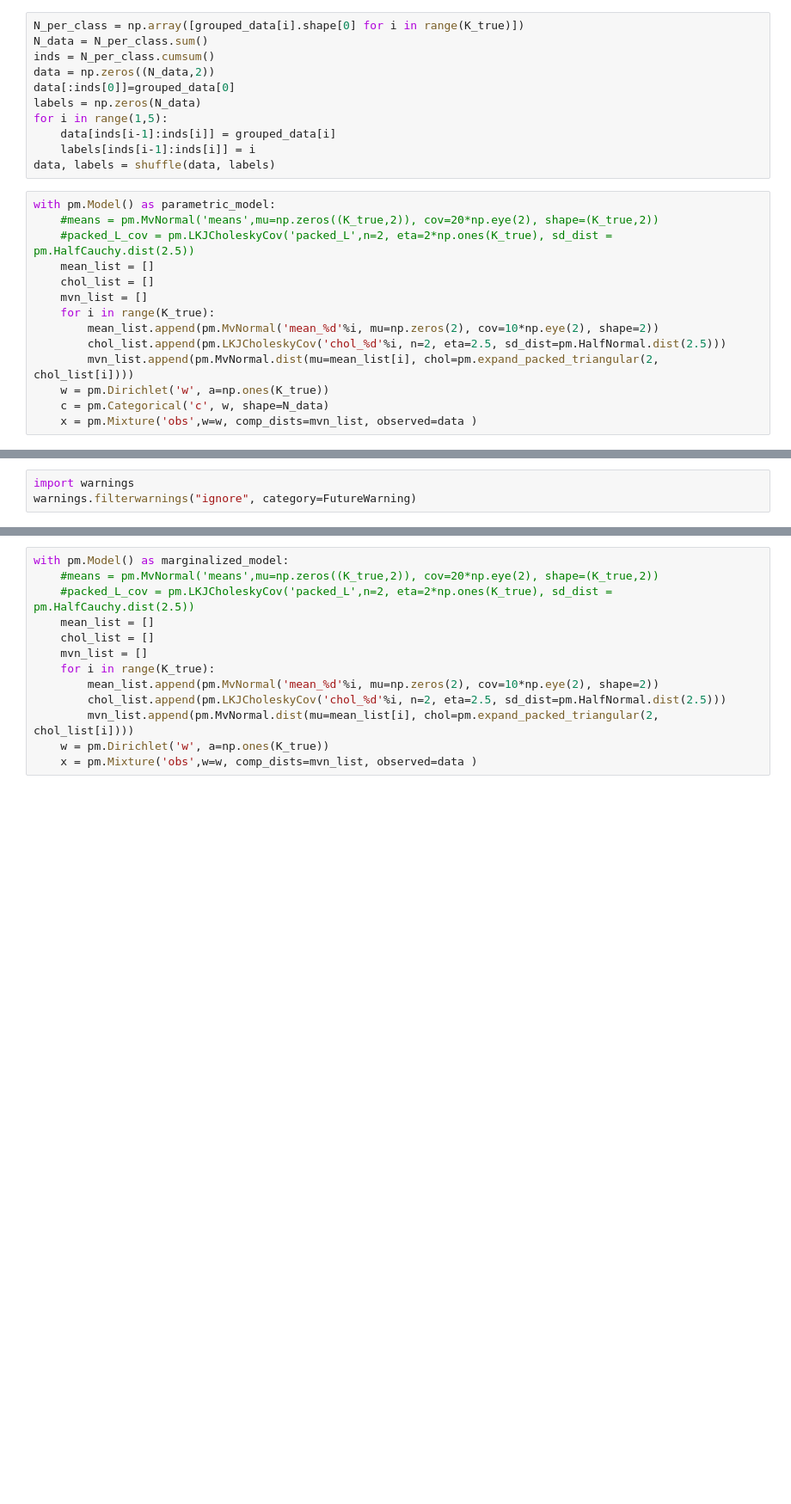
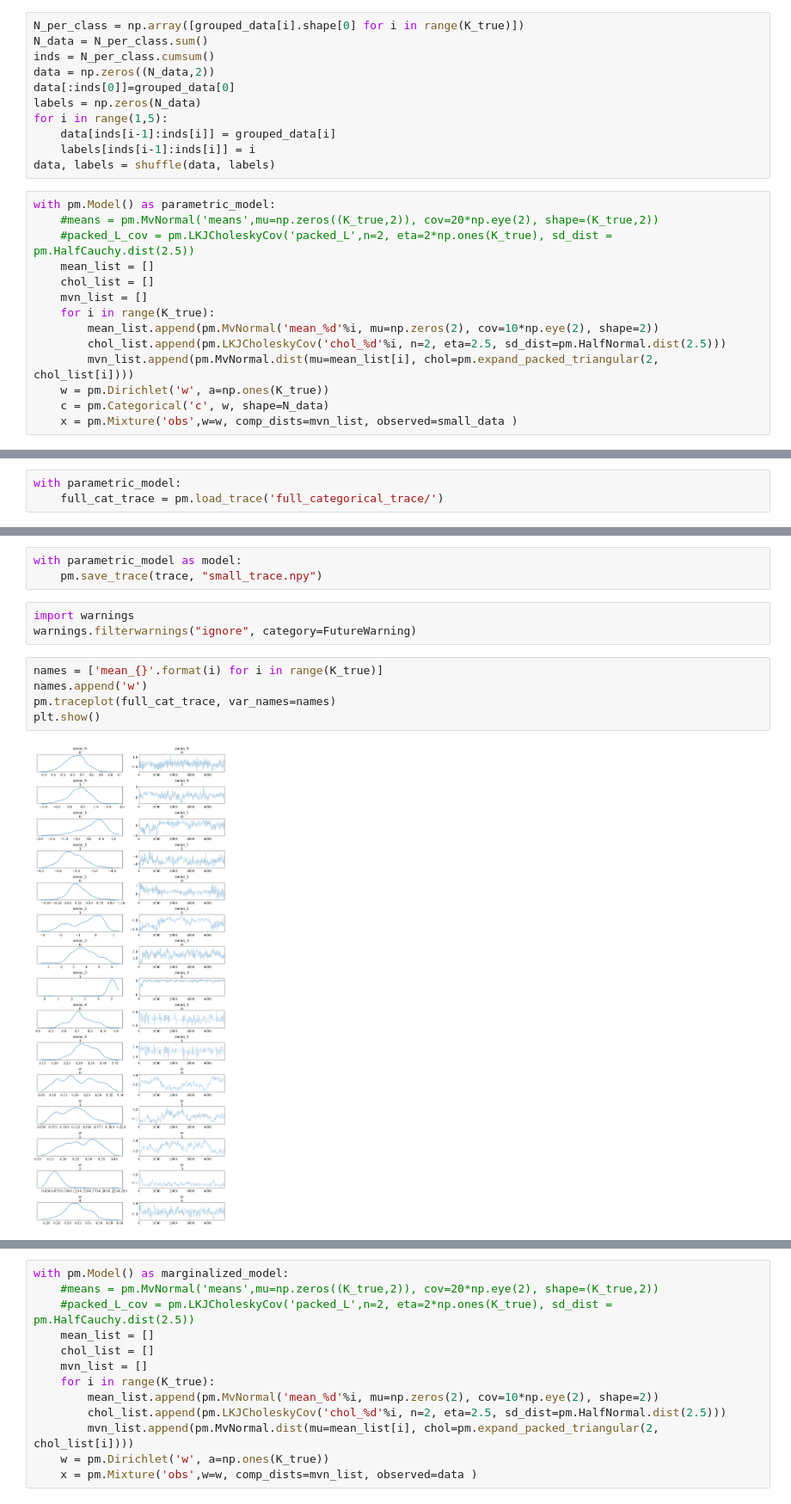
Before and after one commit to jrussell25/ML-miscellany, a Jupyter notebook: pymc3_gmm.ipynb, the cells around one changed output, grey strips where cells are left out. Shown at 86% size. Drawn from its saved outputs; the diff is of its cells as text; blank space fills up the shorter version.

```diff
--- a/pymc3_gmm.ipynb
+++ b/pymc3_gmm.ipynb
@@ -95,4 +116,4 @@ with pm.Model() as parametric_model:
         mvn_list.append(pm.MvNormal.dist(mu=mean_list[i], chol=pm.expand_packed_triangular(2, chol_list[i])))
     w = pm.Dirichlet('w', a=np.ones(K_true))
     c = pm.Categorical('c', w, shape=N_data)
-    x = pm.Mixture('obs',w=w, comp_dists=mvn_list, observed=data )
+    x = pm.Mixture('obs',w=w, comp_dists=mvn_list, observed=small_data )
@@ -101,0 +120,3 @@ with parametric_model:
+# %%
+with parametric_model:
+    full_cat_trace = pm.load_trace('full_categorical_trace/')
@@ -102,3 +152,13 @@ with parametric_model:
+# %%
+with parametric_model as model:
+    pm.save_trace(trace, "small_trace.npy")
 # %%
 import warnings
 warnings.filterwarnings("ignore", category=FutureWarning)
+# %%
+names = ['mean_{}'.format(i) for i in range(K_true)]
+names.append('w')
+pm.traceplot(full_cat_trace, var_names=names)
+plt.show()
+# %% [output]
+[figure, added]
```
Also changed, not shown: parts of 17 cells of this notebook, 8 other files.
